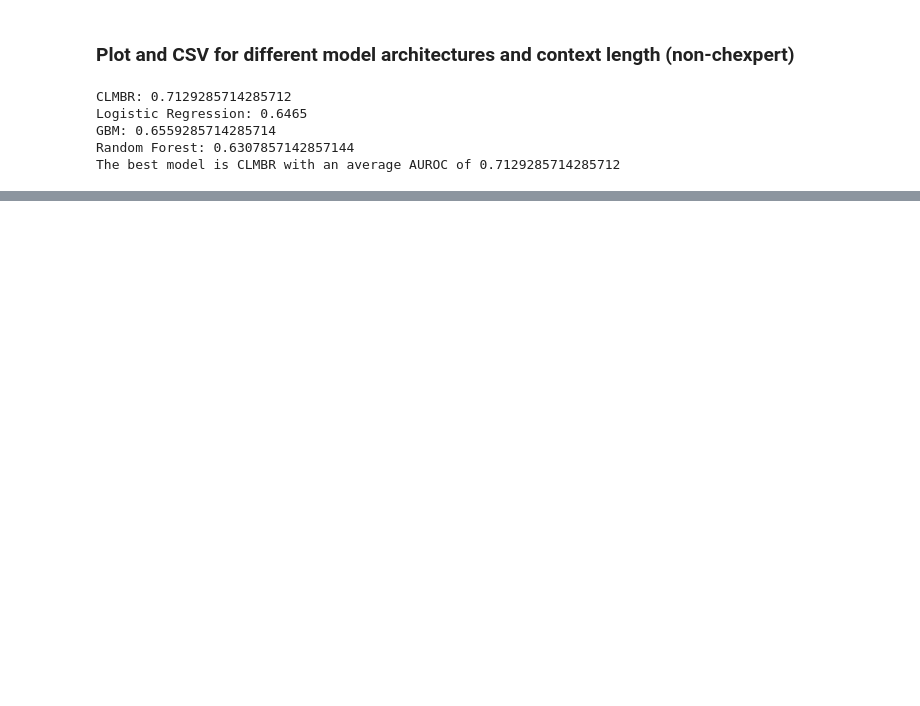
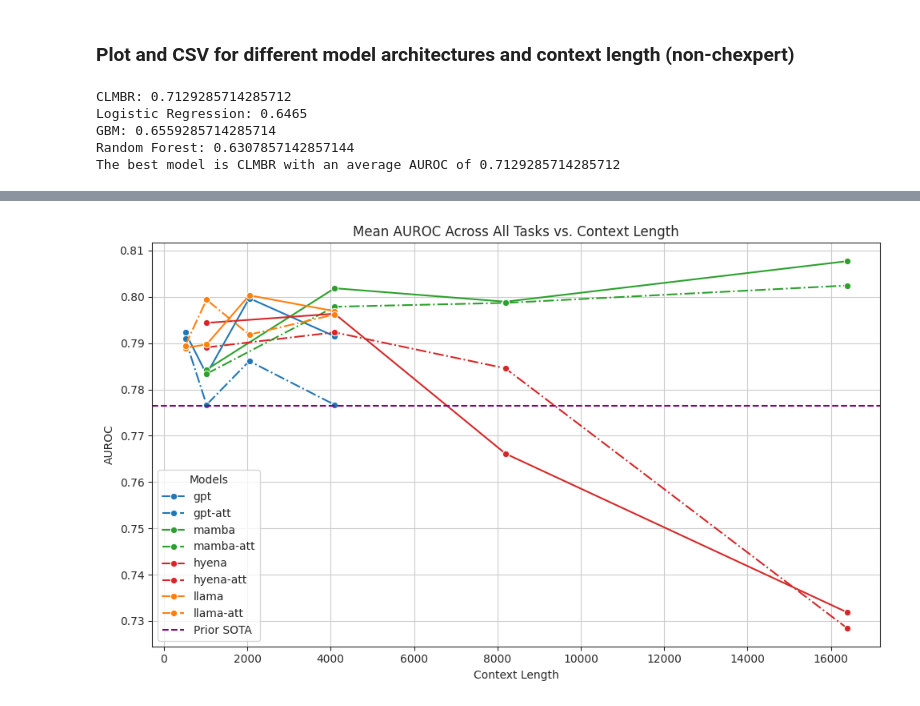
Before and after one commit to som-shahlab/hf_ehr, a Jupyter notebook: hf_ehr/notebooks/ehrshot/ehrshot_plots.ipynb, the cells around one changed output, grey strips where cells are left out. Cells and saved outputs as stored; diff of their text form; code cells hidden in the pictures; blank space fills up the shorter version.

```diff
--- a/hf_ehr/notebooks/ehrshot/ehrshot_plots.ipynb
+++ b/hf_ehr/notebooks/ehrshot/ehrshot_plots.ipynb
@@ -584,5 +610 @@ Processing task: guo_icu
 AUROC Summary Table saved to auroc_summary_table_context_length_architectire.csv
-# %%
-df_mean = combined_summary.groupby(['architecture', 'context_length'])['value_mean'].mean().reset_index()
-print(df_mean)
-df_mean.to_csv("mean_auroc.csv", index=False)
@@ -647,0 +611,84 @@ max(df_mean['value_mean'])
+# %%
+plt.figure(figsize=(10, 6))
+tab10 = plt.get_cmap('tab10')
+
+# Define a custom color palette using the first 4 colors from tab10
+custom_palette = {
+    'gpt': tab10(0),
+    'gpt-att': tab10(0),
+    'mamba': tab10(2),
+    'mamba-att': tab10(2),
+    'hyena': tab10(3),
+    'hyena-att': tab10(3),
+    'llama': tab10(1),
+    'llama-att': tab10(1)
+}
+
+# Create an empty DataFrame to store all the data
+all_data = []
+
+# Process both summaries
+for df, is_att in [(combined_summary, False), (combined_summary_att, True)]:
+    df_mean = df.groupby(['architecture', 'context_length'])['value_mean'].mean().reset_index()
+
+    # Add suffix for attention models
+    if is_att:
+        df_mean['architecture'] = df_mean['architecture'] + '-att'
+
+    # Add to the combined dataset
+    all_data.append(df_mean)
+
+# Combine all the data
+final_df = pd.concat(all_data, ignore_index=True)
+
+# Calculate average best value
+keys_to_remove = ['Chexpert']
+new_dict = {k: v for k, v in baseline_and_sota.items() if k not in keys_to_remove}
+average_best_value = get_best_baseline(new_dict)
+
+# Create the plot
+plt.figure(figsize=(10, 6))
+
+# Plot for each architecture
+for arch in ['gpt', 'mamba', 'hyena', 'llama']:
+    # Plot regular version (solid line)
+    mask = final_df['architecture'] == arch
+    if mask.any():
+        sns.lineplot(
+            data=final_df[mask],
+            x='context_length',
+            y='value_mean',
+            label=arch,
+            color=custom_palette[arch],
+            marker='o',
+            linestyle='-'
+        )
+
+    # Plot attention version (dashed line)
+    mask_att = final_df['architecture'] == f'{arch}-att'
+    if mask_att.any():
+        sns.lineplot(
+            data=final_df[mask_att],
+            x='context_length',
+            y='value_mean',
+            label=f'{arch}-att',
+            color=custom_palette[f'{arch}-att'],
+            marker='o',
+            linestyle='-.'
+        )
+
+# Add global customizations
+plt.axhline(y=average_best_value, color='purple', linestyle='--', label='Prior SOTA')
+plt.title('Mean AUROC Across All Tasks vs. Context Length')
+plt.xlabel('Context Length')
+plt.ylabel('AUROC')
+plt.legend(title='Models', loc='lower left')
+# plt.legend(title='Models', bbox_to_anchor=(1.05, 1), loc='upper left')
+plt.grid(True)
+
+# Adjust layout to prevent legend cutoff
+plt.tight_layout()
+
+# Show the plot
+plt.show()
+# %% [output]
@@ -647,0 +701 @@ max(df_mean['value_mean'])
+[figure, added]
```
Also changed, not shown: parts of 11 cells of this notebook.
